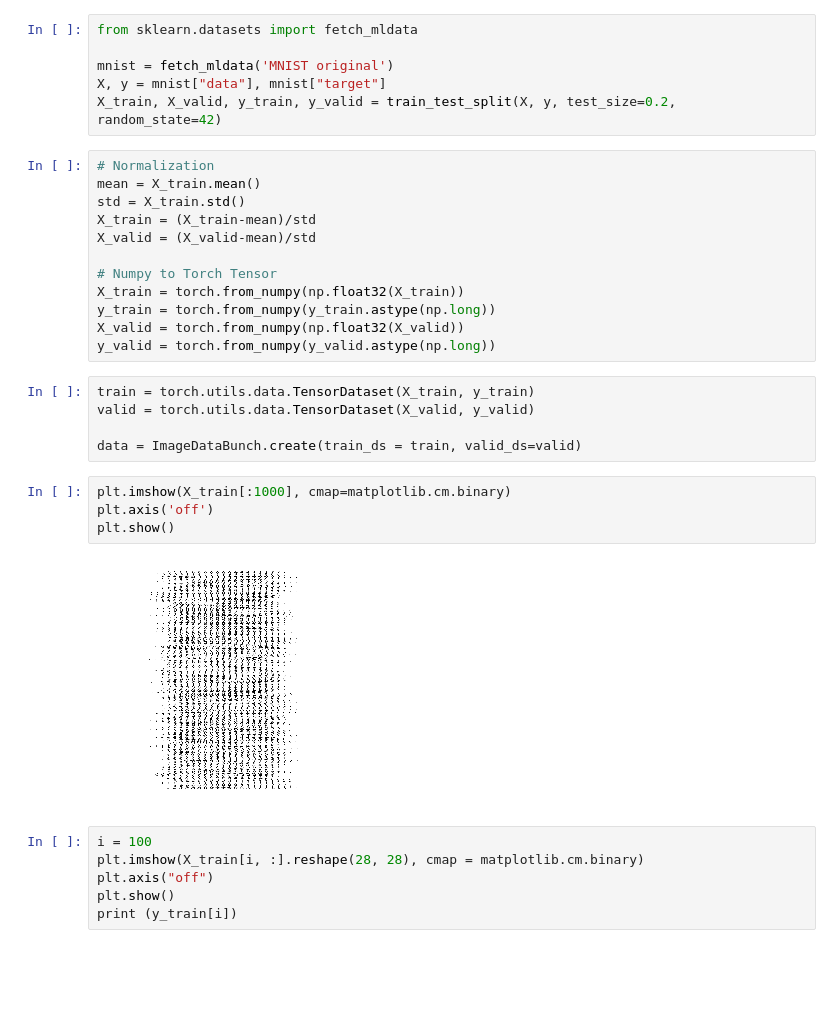
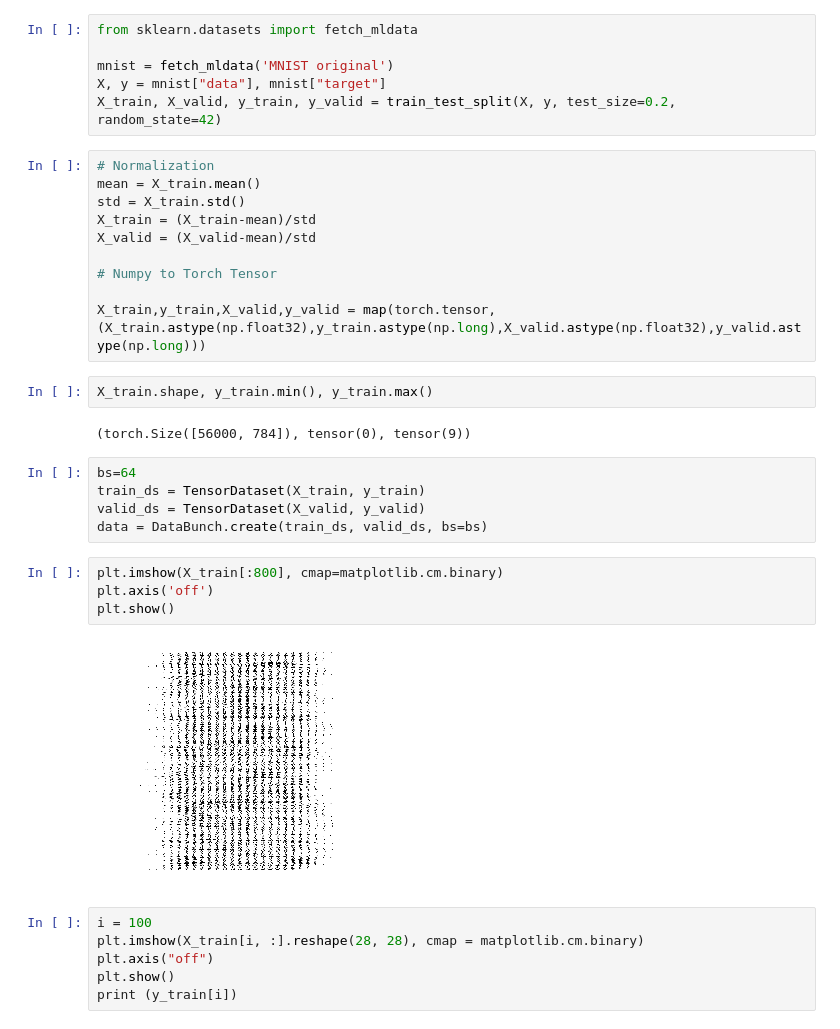
Before and after one commit to fredguth/ML_lesson, a Jupyter notebook: helloMNIST.ipynb, the cells around one changed output. Saved outputs shown, nothing was run; the diff lists cells and outputs as text; blank space fills up the shorter version.

```diff
--- a/helloMNIST.ipynb
+++ b/helloMNIST.ipynb
@@ -32,21 +32,23 @@ X_train = (X_train-mean)/std
 X_valid = (X_valid-mean)/std
 
 # Numpy to Torch Tensor
-X_train = torch.from_numpy(np.float32(X_train))
-y_train = torch.from_numpy(y_train.astype(np.long))
-X_valid = torch.from_numpy(np.float32(X_valid))
-y_valid = torch.from_numpy(y_valid.astype(np.long))
+
+X_train,y_train,X_valid,y_valid = map(torch.tensor, (X_train.astype(np.float32),y_train.astype(np.long),X_valid.astype(np.float32),y_valid.astype(np.long)))
+# %%
+X_train.shape, y_train.min(), y_train.max()
+# %% [output]
+(torch.Size([56000, 784]), tensor(0), tensor(9))
 # %%
-train = torch.utils.data.TensorDataset(X_train, y_train)
-valid = torch.utils.data.TensorDataset(X_valid, y_valid)
-
-data = ImageDataBunch.create(train_ds = train, valid_ds=valid)
+bs=64
+train_ds = TensorDataset(X_train, y_train)
+valid_ds = TensorDataset(X_valid, y_valid)
+data = DataBunch.create(train_ds, valid_ds, bs=bs)
 # %%
-plt.imshow(X_train[:1000], cmap=matplotlib.cm.binary)
+plt.imshow(X_train[:800], cmap=matplotlib.cm.binary)
 plt.axis('off')
 plt.show()
 # %% [output]
-[figure, old version]
+[figure, new version]
 # %%
 i = 100
 plt.imshow(X_train[i, :].reshape(28, 28), cmap = matplotlib.cm.binary)
```
Also changed, not shown: parts of 19 cells of this notebook, 2 other files.
